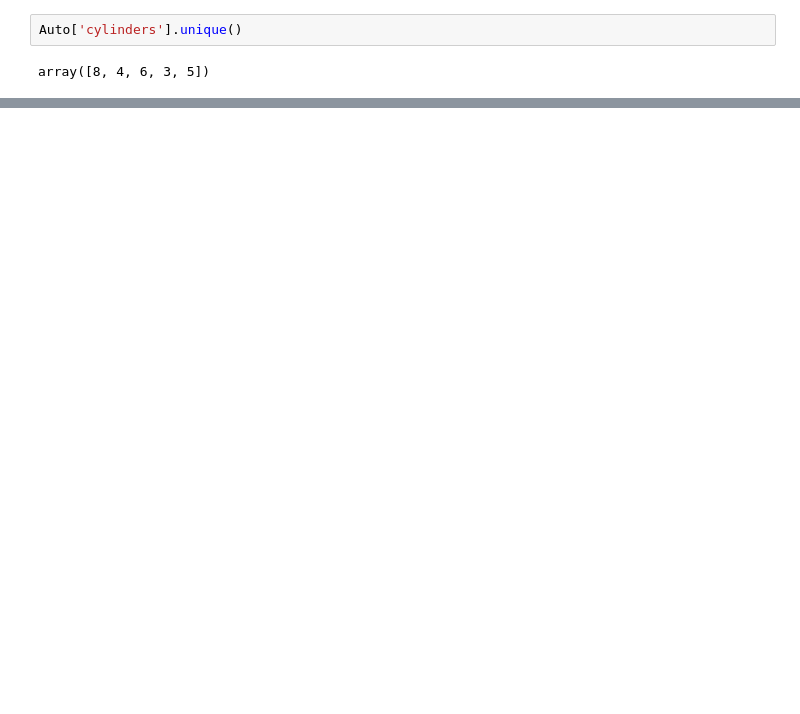
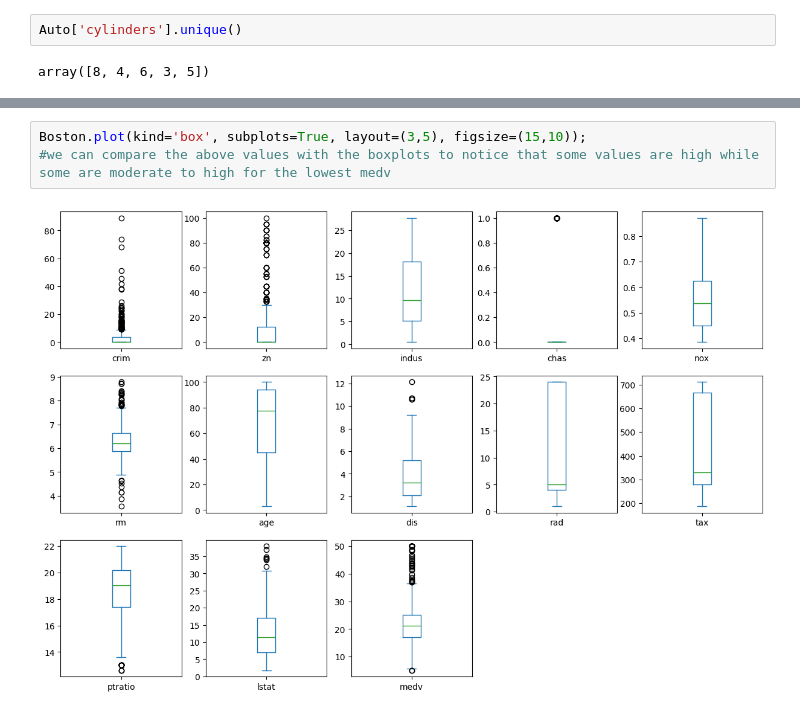
Before and after one commit to PrateekMinhas09/Data-Statistics-and-modeling-w-Python, a Jupyter notebook: Statistical_Learning: Ch2/AppliedExercise.ipynb, the cells around one changed output, grey strips where cells are left out. Cells and saved outputs as stored; diff of their text form; blank space fills up the shorter version.

```diff
--- a/Statistical_Learning: Ch2/AppliedExercise.ipynb
+++ b/Statistical_Learning: Ch2/AppliedExercise.ipynb
@@ -499,0 +652,5 @@ array([8, 4, 6, 3, 5])
+# %%
+Boston.plot(kind='box', subplots=True, layout=(3,5), figsize=(15,10));
+#we can compare the above values with the boxplots to notice that some values are high while some are moderate to high for the lowest medv
+# %% [output]
+[figure, added]
```
Also changed, not shown: parts of 26 cells of this notebook.
